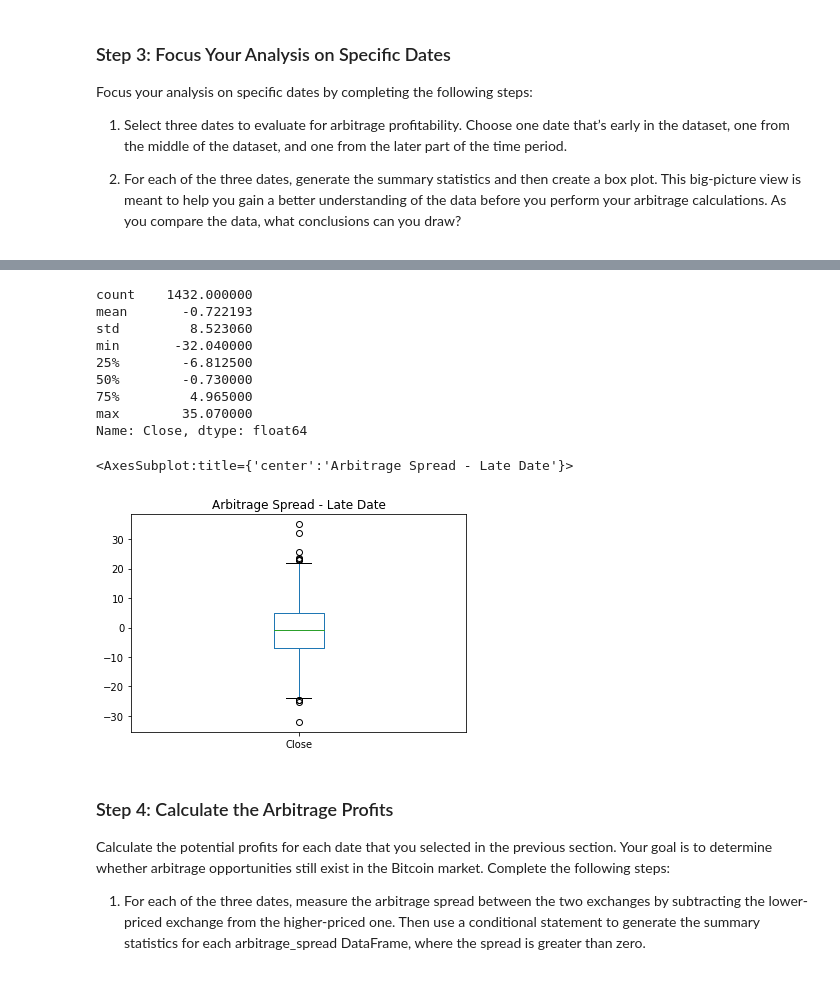
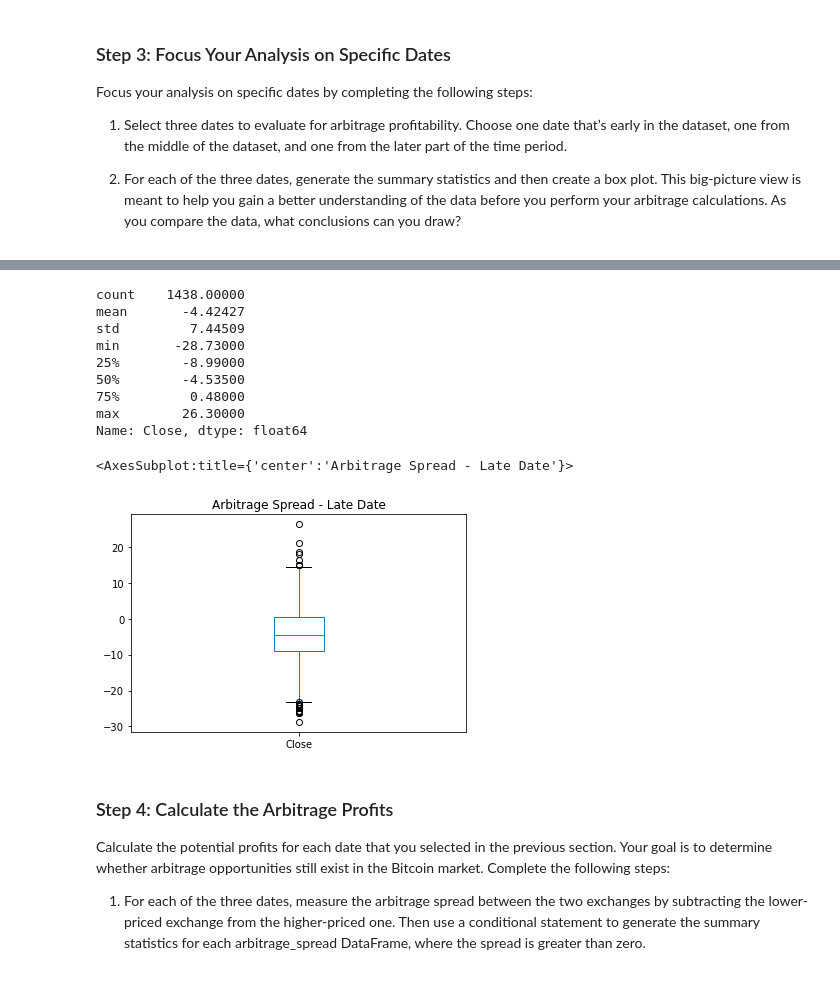
Before and after one commit to endie5/challenge3, a Jupyter notebook: Starter_Code/crypto_arbitrage.ipynb, the cells around one changed output, grey strips where cells are left out. Cells and saved outputs as stored; diff of their text form; code cells hidden in the pictures.

```diff
--- a/Starter_Code/crypto_arbitrage.ipynb
+++ b/Starter_Code/crypto_arbitrage.ipynb
@@ -404,26 +416,28 @@ Name: Close, dtype: float64
 # %%
 # Using the date from the late that you have selected, calculate the arbitrage spread
 # by subtracting the bitstamp lower closing prices from the coinbase higher closing prices
-arbitrage_spread_late = # YOUR CODE HERE
+arbitrage_spread_late = coinbase_sliced["Close"].loc['2018-03-28' : '2018-03-28']- bitstamp_sliced["Close"].loc['2018-03-28' : '2018-03-28']
 
 # Generate summary statistics for the late DataFrame
 # YOUR CODE HERE
+arbitrage_spread_late.describe()
 # %% [output]
-count    1432.000000
-mean       -0.722193
-std         8.523060
-min       -32.040000
-25%        -6.812500
-50%        -0.730000
-75%         4.965000
-max        35.070000
+count    1438.00000
+mean       -4.42427
+std         7.44509
+min       -28.73000
+25%        -8.99000
+50%        -4.53500
+75%         0.48000
+max        26.30000
 Name: Close, dtype: float64
 # %%
 # Visualize the arbitrage spread from late in the dataset in a box plot
 # YOUR CODE HERE
+arbitrage_spread_late.plot.box(title = "Arbitrage Spread - Late Date")
 # %% [output]
 <AxesSubplot:title={'center':'Arbitrage Spread - Late Date'}>
-[figure, old version]
+[figure, new version]
 # %% [markdown]
 ### Step 4: Calculate the Arbitrage Profits
 
```
Also changed, not shown: parts of 10 cells of this notebook.
